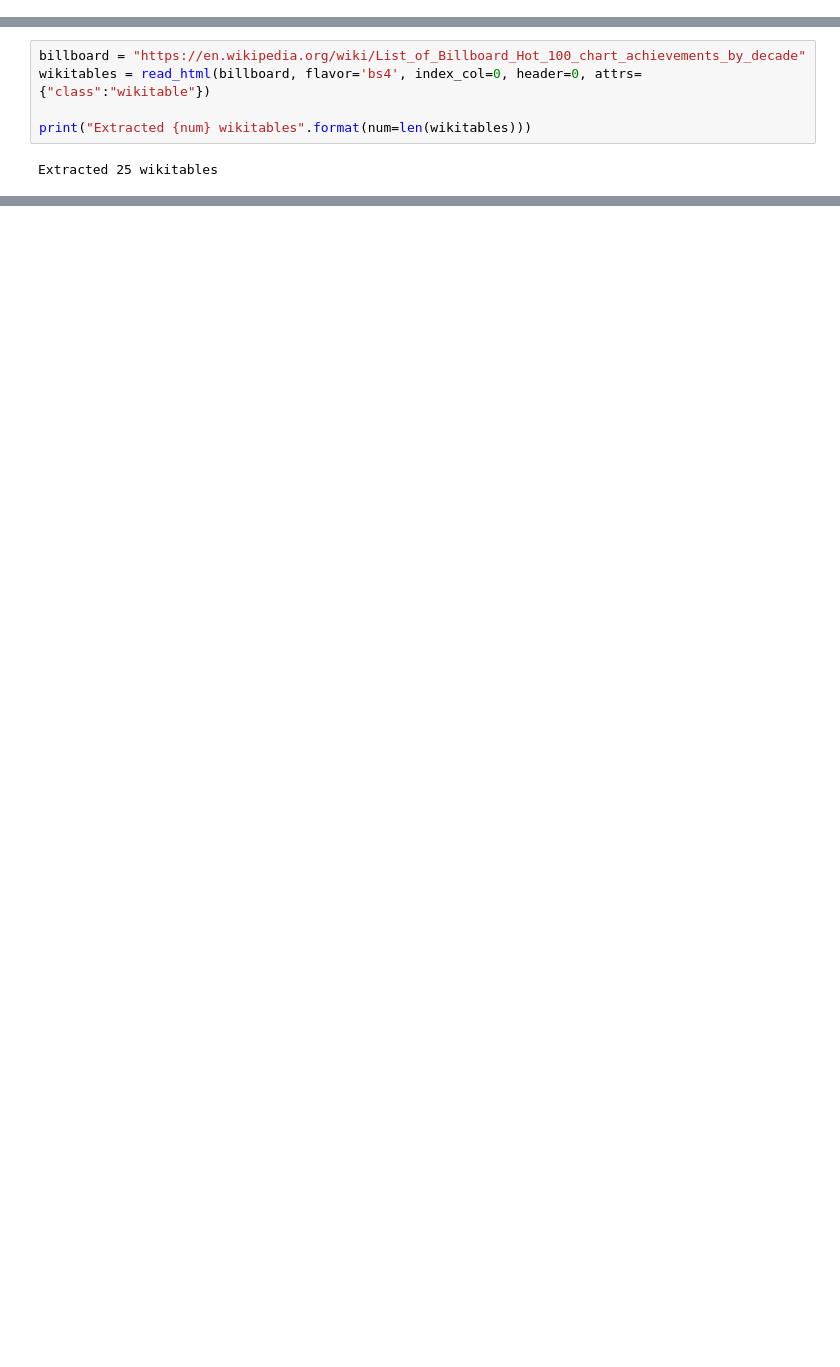
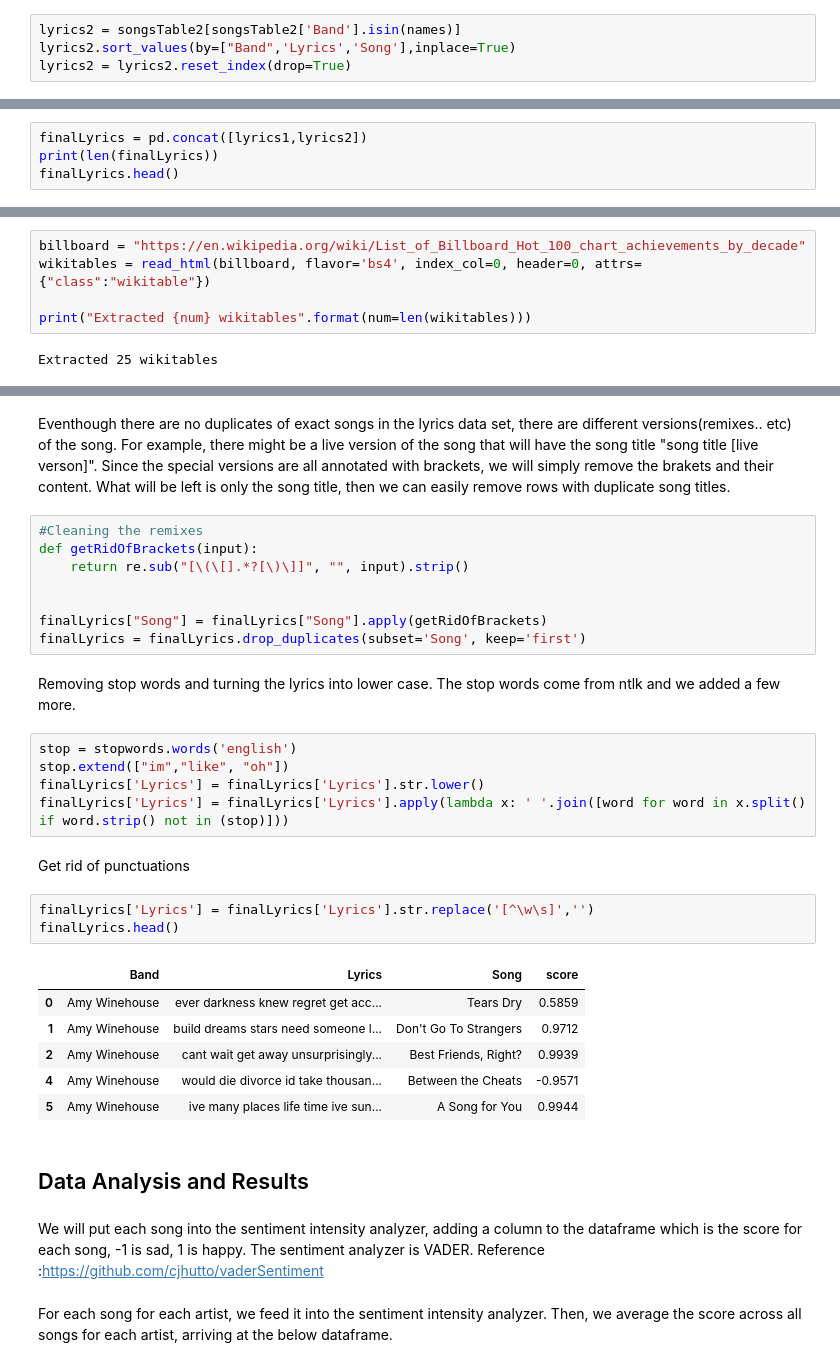
Before and after one commit to kachiem/COGS108_final, a Jupyter notebook: FinalProject.ipynb, the cells around one changed output, grey strips where cells are left out. Cells and saved outputs as stored; diff of their text form; blank space fills up the shorter version.

```diff
--- a/FinalProject.ipynb
+++ b/FinalProject.ipynb
@@ -53,0 +155,4 @@ True
+# %%
+lyrics2 = songsTable2[songsTable2['Band'].isin(names)]
+lyrics2.sort_values(by=["Band",'Lyrics','Song'],inplace=True)
+lyrics2 = lyrics2.reset_index(drop=True)
@@ -53,0 +165,4 @@ True
+# %%
+finalLyrics = pd.concat([lyrics1,lyrics2])
+print(len(finalLyrics))
+finalLyrics.head()
@@ -60,0 +241,35 @@ Extracted 25 wikitables
+# %% [markdown]
+Eventhough there are no duplicates of exact songs in the lyrics data set, there are different versions(remixes.. etc) of the song. For example, there might be a live version of the song that will have the song title "song title [live verson]". Since the special versions are all annotated with brackets, we will simply remove the brakets and their content. What will be left is only the song title, then we can easily remove rows with duplicate song titles.
+# %%
+#Cleaning the remixes
+def getRidOfBrackets(input):
+    return re.sub("[\(\[].*?[\)\]]", "", input).strip()
+
+
+finalLyrics["Song"] = finalLyrics["Song"].apply(getRidOfBrackets)
+finalLyrics = finalLyrics.drop_duplicates(subset='Song', keep='first')
+# %% [markdown]
+Removing stop words and turning the lyrics into lower case. The stop words come from ntlk and we added a few more.
+# %%
+stop = stopwords.words('english')
+stop.extend(["im","like", "oh"])
+finalLyrics['Lyrics'] = finalLyrics['Lyrics'].str.lower()
+finalLyrics['Lyrics'] = finalLyrics['Lyrics'].apply(lambda x: ' '.join([word for word in x.split() if word.strip() not in (stop)]))
+# %% [markdown]
+Get rid of punctuations
+# %%
+finalLyrics['Lyrics'] = finalLyrics['Lyrics'].str.replace('[^\w\s]','')
+finalLyrics.head()
+# %% [output]
+|  | Band | Lyrics | Song | score |
+| 0 | Amy Winehouse | ever darkness knew regret get acc... | Tears Dry | 0.5859 |
+| 1 | Amy Winehouse | build dreams stars need someone l... | Don't Go To Strangers | 0.9712 |
+| 2 | Amy Winehouse | cant wait get away unsurprisingly... | Best Friends, Right? | 0.9939 |
+| 4 | Amy Winehouse | would die divorce id take thousan... | Between the Cheats | -0.9571 |
+| 5 | Amy Winehouse | ive many places life time ive sun... | A Song for You | 0.9944 |
+# %% [markdown]
+## Data Analysis and Results
+# %% [markdown]
+We will put each song into the sentiment intensity analyzer, adding a column to the dataframe which is the score for each song, -1 is sad, 1 is happy. The sentiment analyzer is VADER. Reference :https://github.com/cjhutto/vaderSentiment
+# %% [markdown]
+For each song for each artist, we feed it into the sentiment intensity analyzer. Then, we average the score across all songs for each artist, arriving at the below dataframe.
```
Also changed, not shown: parts of 41 cells of this notebook, 2 other files.
